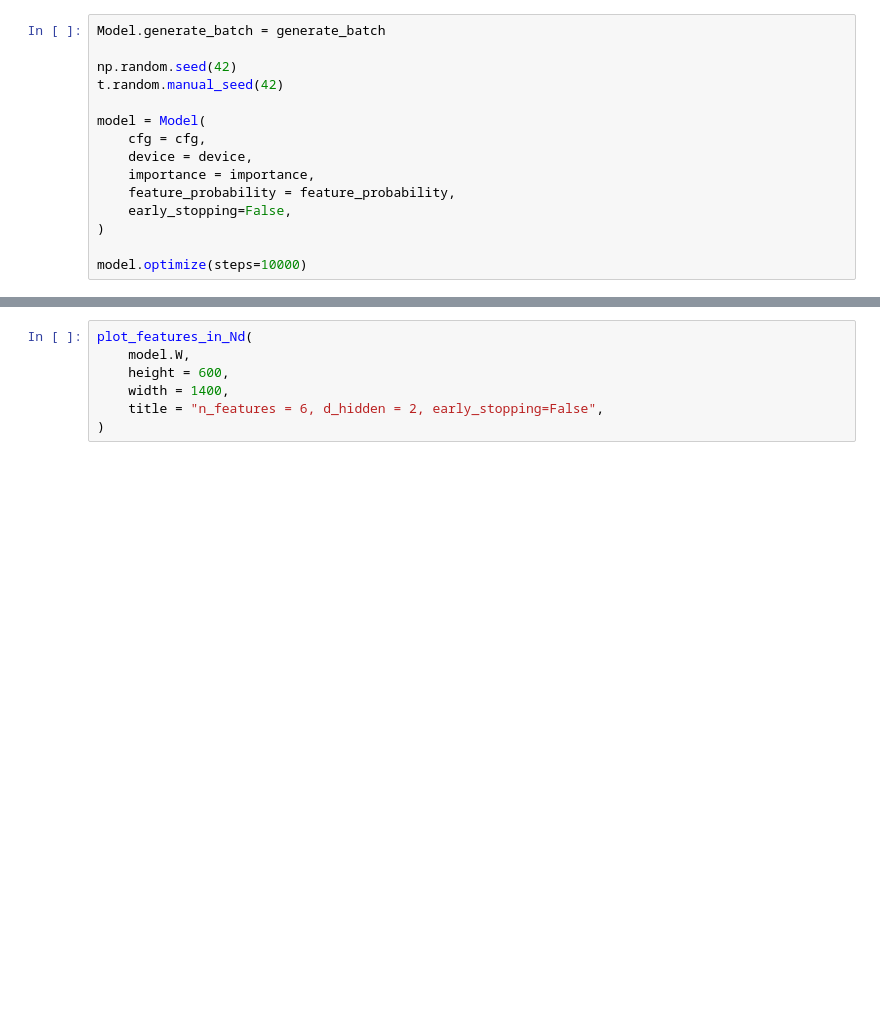
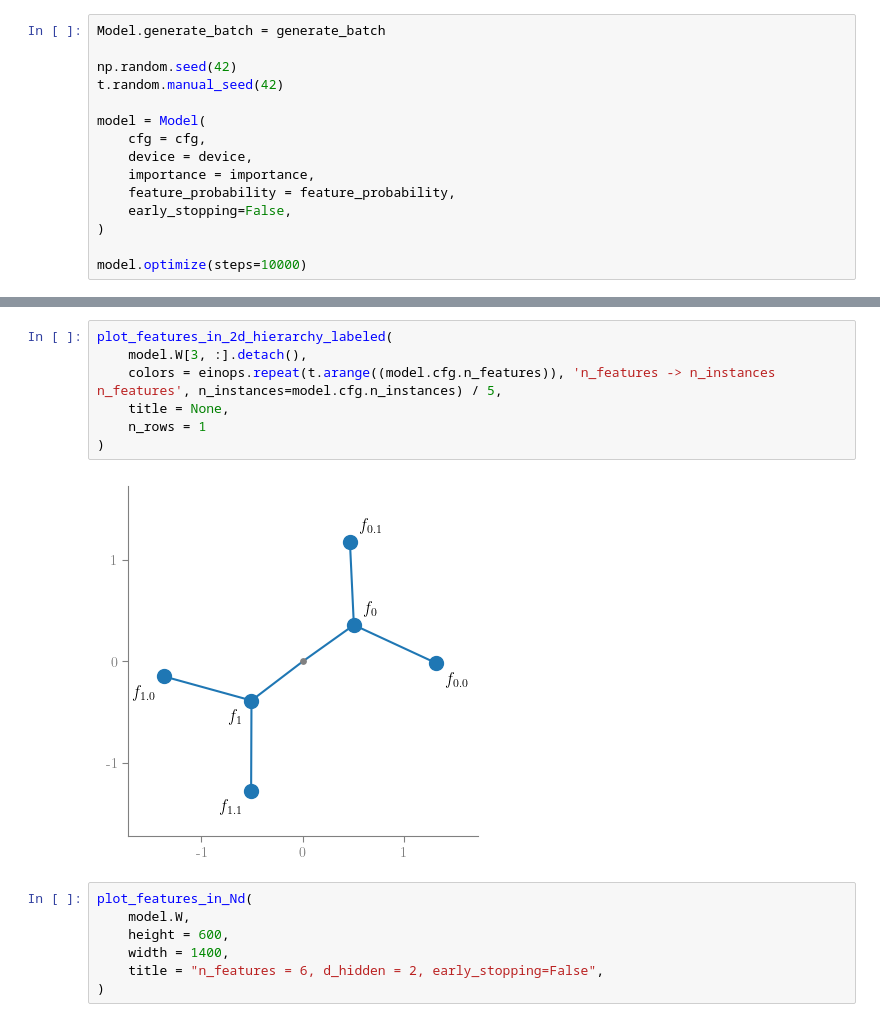
Before and after one commit to dajale423/toy_hierarchy, a Jupyter notebook: notebooks/experiments.ipynb, the cells around one changed output, grey strips where cells are left out. Saved outputs shown, nothing was run; the diff lists cells and outputs as text; blank space fills up the shorter version.

```diff
--- a/notebooks/experiments.ipynb
+++ b/notebooks/experiments.ipynb
@@ -320,3 +320,12 @@ plot_features_in_2d_hierarchy(
+# %%
+plot_features_in_2d_hierarchy_labeled(
+    model.W[3, :].detach(),
+    colors = einops.repeat(t.arange((model.cfg.n_features)), 'n_features -> n_instances n_features', n_instances=model.cfg.n_instances) / 5,
+    title = None,
+    n_rows = 1
+)
+# %% [output]
+[figure, added]
 # %%
 plot_features_in_Nd(
     model.W,
```
Also changed, not shown: parts of 5 cells of this notebook, 3 other files.
